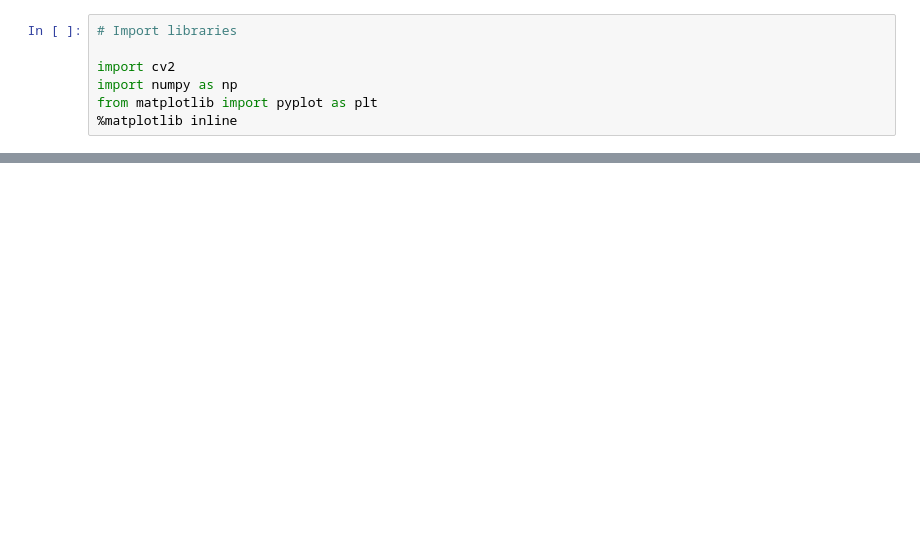
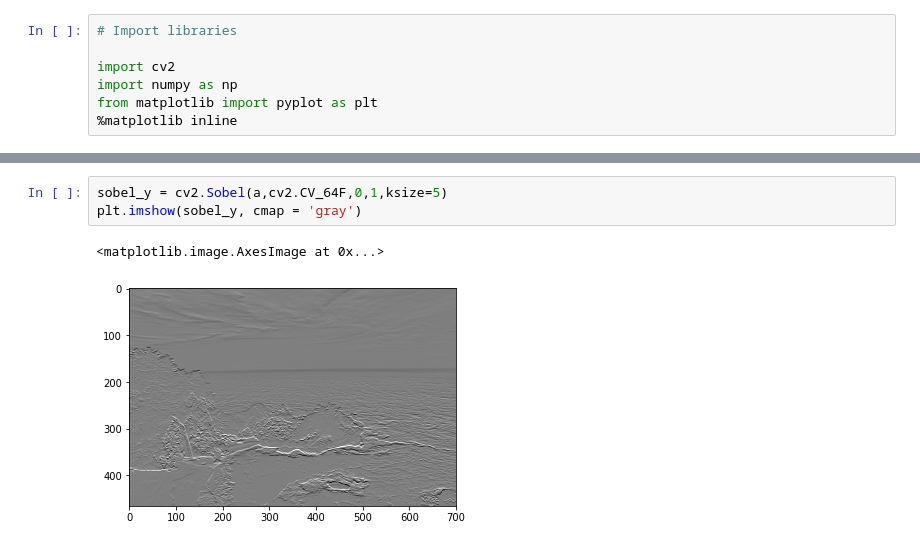
Before and after one commit to sicktastic/opencsv-playground, a Jupyter notebook: seam_carving/Gradient.ipynb, the cells around one changed output, grey strips where cells are left out. Drawn from its saved outputs; the diff is of its cells as text; blank space fills up the shorter version.

```diff
--- a/seam_carving/Gradient.ipynb
+++ b/seam_carving/Gradient.ipynb
@@ -27,0 +21,6 @@ Width of Image os 700 pixels
+# %%
+sobel_y = cv2.Sobel(a,cv2.CV_64F,0,1,ksize=5)
+plt.imshow(sobel_y, cmap = 'gray')
+# %% [output]
+<matplotlib.image.AxesImage at 0x...>
+[figure, added]
```
Also changed, not shown: parts of 5 cells of this notebook.
